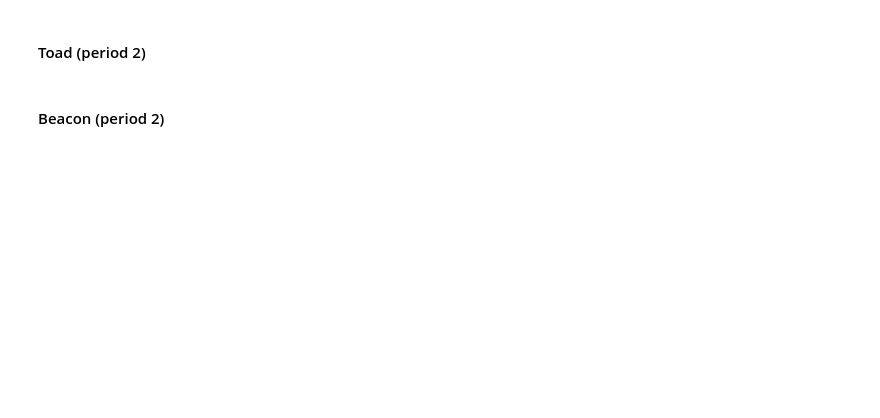
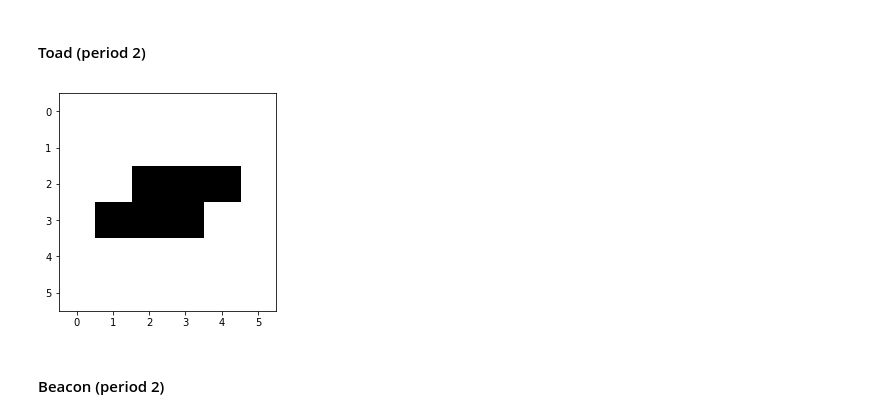
Before and after one commit to kechan/PyTorchPlayground, a Jupyter notebook: Conway's Game of Life PyTorch Implementation.ipynb, the cells around one changed output. Cells and saved outputs as stored; diff of their text form; code cells hidden in the pictures; blank space fills up the shorter version.

```diff
--- a/Conway's Game of Life PyTorch Implementation.ipynb
+++ b/Conway's Game of Life PyTorch Implementation.ipynb
@@ -119,14 +125,18 @@ except KeyboardInterrupt:
 # %%
 x_6_6 = torch.zeros(6, 6)
 
 x_6_6[2,2] = 1
 x_6_6[2,3] = 1
 x_6_6[2,4] = 1
 
 x_6_6[3,1] = 1
 x_6_6[3,2] = 1
 x_6_6[3,3] = 1
 
-x_6_6 = x_6_6[None, None, ...]
+x_6_6 = x_6_6[None, None, ...].to(dev)
 
-plt.imshow(np.squeeze(x_6_6.numpy()), cmap='gray')
+plt.imshow(1-np.squeeze(x_6_6.numpy()), cmap='gray')
+
+a = x_6_6
+# %% [output]
+[figure, added]
```
Also changed, not shown: parts of 21 cells of this notebook.
